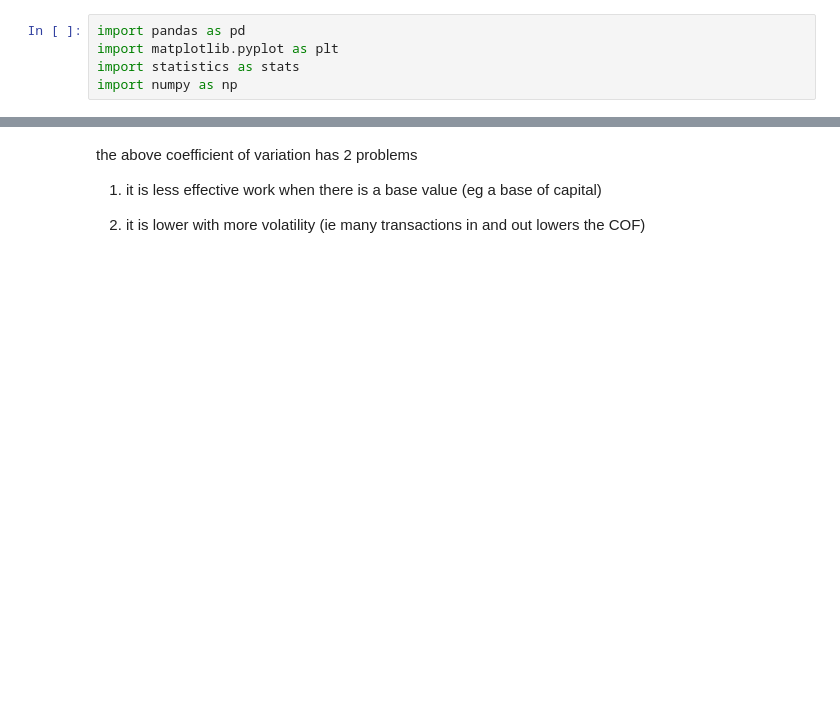
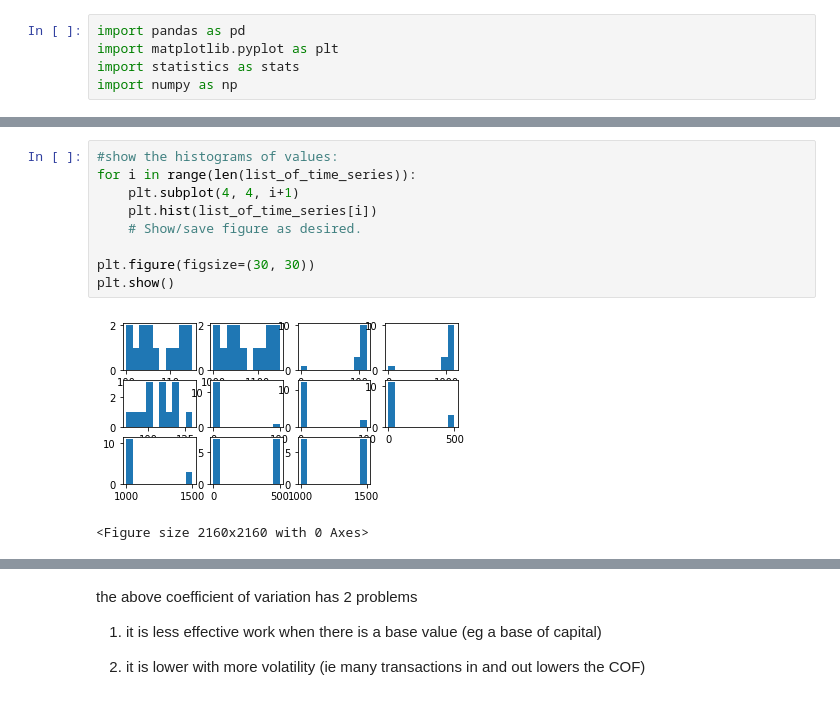
Before and after one commit to JackSD/Academic, a Jupyter notebook: study_of_volatilty.ipynb, the cells around one changed output, grey strips where cells are left out. Saved outputs shown, nothing was run; the diff lists cells and outputs as text; blank space fills up the shorter version.

```diff
--- a/study_of_volatilty.ipynb
+++ b/study_of_volatilty.ipynb
@@ -59,4 +58,16 @@ plt.show()
 <Figure size 2160x2160 with 0 Axes>
+# %%
+#show the histograms of values:
+for i in range(len(list_of_time_series)):
+    plt.subplot(4, 4, i+1)
+    plt.hist(list_of_time_series[i])
+    # Show/save figure as desired.
+
+plt.figure(figsize=(30, 30))
+plt.show()
+# %% [output]
+[figure, added]
+<Figure size 2160x2160 with 0 Axes>
 # %%
 #show the co-efficient of variation (sd/mean)
 list_of_time_series_percent_change=[]
```
Also changed, not shown: parts of 3 cells of this notebook.
